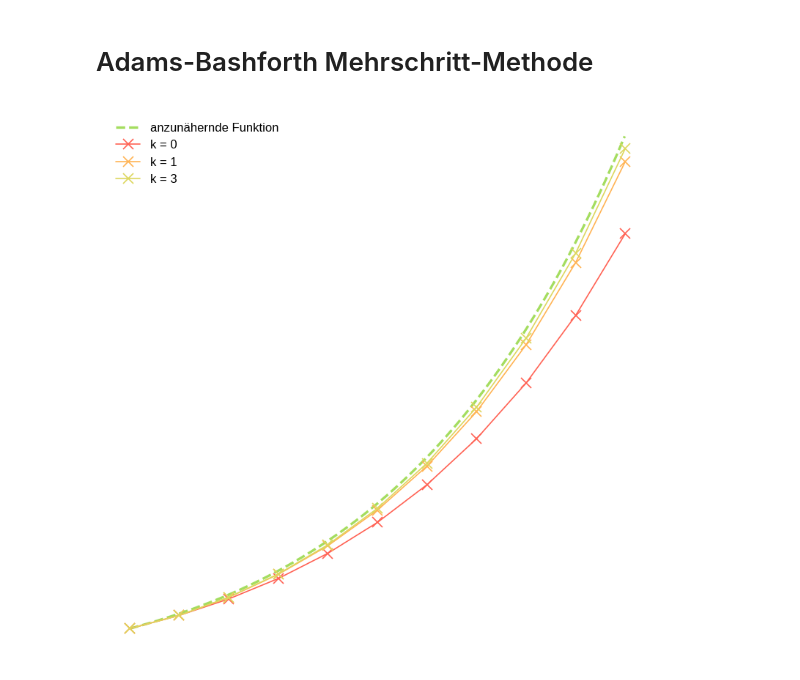
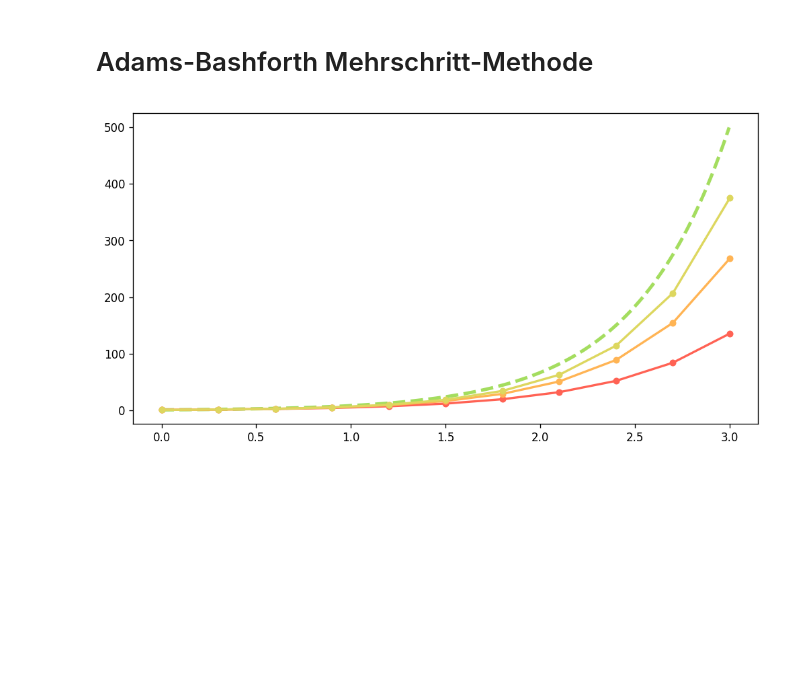
Before and after one commit to QuentinWach/animating-science, a Jupyter notebook: Mehrschrittverfahren/Mehrschrittverfahren.ipynb, the cells around one changed output. Cells and saved outputs as stored; diff of their text form; code cells hidden in the pictures; blank space fills up the shorter version.

```diff
--- a/Mehrschrittverfahren/Mehrschrittverfahren.ipynb
+++ b/Mehrschrittverfahren/Mehrschrittverfahren.ipynb
@@ -7,17 +7,17 @@ import math
 import matplotlib.animation as animation
 
 plt.style.use("default")
-plt.style.use("seaborn-dark")
+#plt.style.use("seaborn-dark")
 plt.style.use("grayscale")
-fig, ax = plt.subplots(figsize=(8,8),dpi=120) #figsize=(7,7)
+fig, ax = plt.subplots(figsize=(10,5),dpi=120) #figsize=(7,7)
 fig.patch.set_facecolor('white')
-plt.xticks([])
-plt.yticks([])
+#plt.xticks([])
+#plt.yticks([])
 
 def L(x):
     return 5/4*math.exp(2*x)-1/2*x-1/4
 
-xt = np.arange(0,1,0.003)
+xt = np.arange(0,3,0.003)
 yt = []
 for e in xt:
     yt.append(L(e))
@@ -29,43 +29,43 @@ yb = [1]
 xb = [0]
 yc = [1]
 xc = [0]
-h = 0.1
+h = 0.3
 it = 10
 
 # Euler
 for i in range(it):
     ye.append(ye[i] + (2 * ye[i] + xe[i])* h)
     xe.append(xe[i]+h)
 
 # 1 Schritt
 for i in range(it):
     if i == 0:
         yb.append(yb[i] + (2 * yb[i] + xb[i])* h)
         xb.append(xb[i]+h)
     else:
         yb.append(yb[i] + 1/2 * h *(3 * (2 * yb[i] + xb[i]) - (2 * yb[i-1] + xb[i-1])))
         xb.append(xb[i]+h)
 
 # 3 Schritt
 for i in range(it):
     if i == 0:
         yc.append(yc[i] + (2 * yc[i] + xc[i])* h)
         xc.append(xc[i]+h)
     elif i == 1:
         yc.append(yc[i] + 1/2 * h *(3 * (2 * yc[i] + xc[i]) - (2 * yc[i-1] + xc[i-1])))
         xc.append(xc[i]+h)
     elif i == 2:
         yc.append(yc[i] + 1/12 * h *(23 * (2 * yc[i] + xc[i]) - 16*(2 * yc[i-1] + xc[i-1]) +5*(2 * yc[i-2] + xc[i-2])))
         xc.append(xc[i]+h)
     else:
         yc.append(yc[i] + 1/24 * h *(55 * (2 * yc[i] + xc[i]) - 59*(2 * yc[i-1] + xc[i-1]) +37*(2 * yc[i-2] + xc[i-2]) - 9*(2 * yc[i-3] + xc[i-3])))
         xc.append(xc[i]+h)
 
-Truth = plt.plot(xt,yt,"--", color="#a4dd5f", lw=2, label="anzunähernde Funktion")
-plt.plot(xe, ye, "-x", color="#ff6254", lw=1, markersize=8, label="k = 0")
-plt.plot(xb, yb, "-x", color="#ffb454", lw=1, markersize=8, label="k = 1")
-plt.plot(xc, yc, "-x", color="#ddd75f", lw=1, markersize=8, label="k = 3")
-plt.legend()
+Truth = plt.plot(xt,yt,"--", color="#a4dd5f", lw=3, label="anzunähernde Funktion")
+plt.plot(xe, ye, "-o", color="#ff6254", lw=2, markersize=5, label="k = 0")
+plt.plot(xb, yb, "-o", color="#ffb454", lw=2, markersize=5, label="k = 1")
+plt.plot(xc, yc, "-o", color="#ddd75f", lw=2, markersize=5, label="k = 3")
+#plt.legend()
 plt.show()
 # %% [output]
-[figure, old version]
+[figure, new version]
```
Also changed, not shown: 1 other file.
